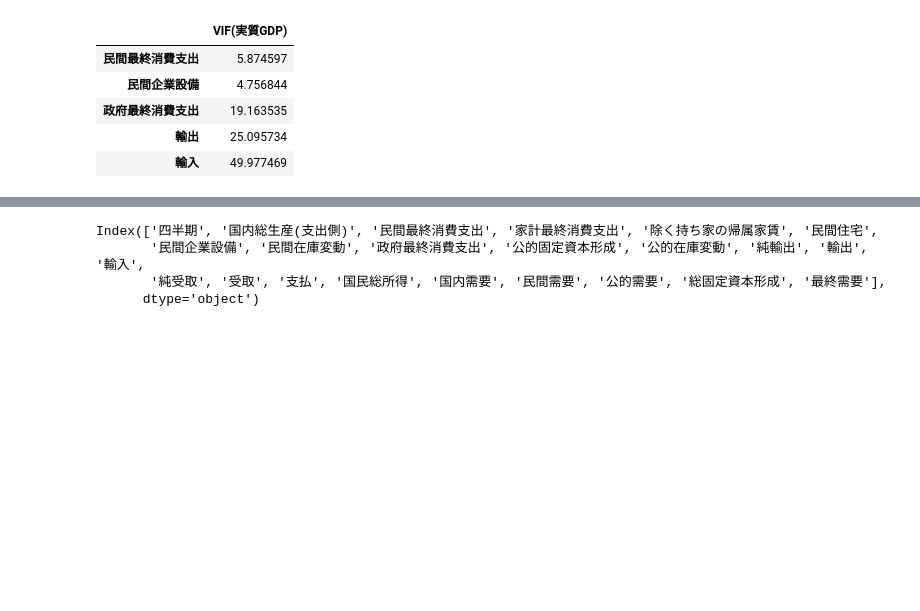
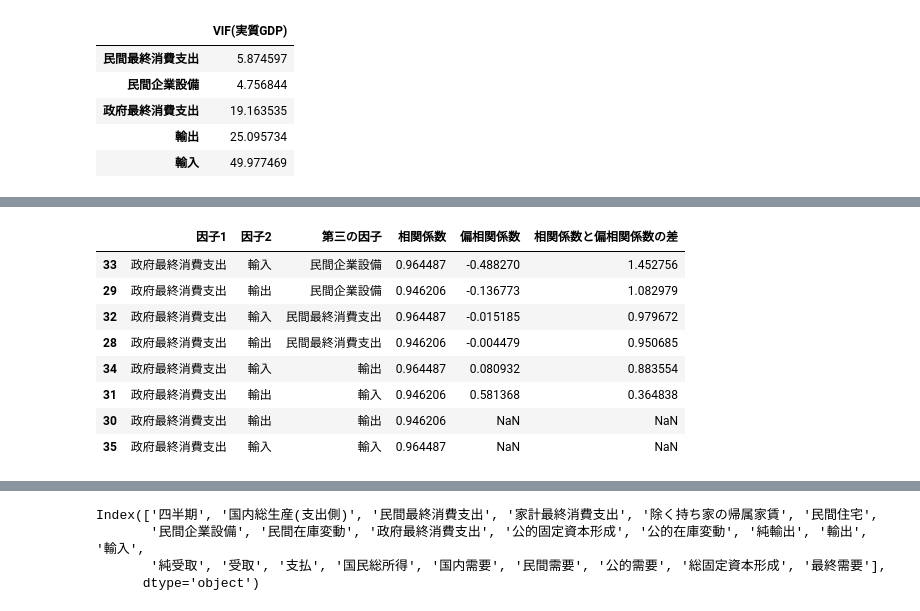
Before and after one commit to NTanaka1994/GDP_Analysis, a Jupyter notebook: GDP_VIF.ipynb, the cells around one changed output, grey strips where cells are left out. Cells and saved outputs as stored; diff of their text form; code cells hidden in the pictures; blank space fills up the shorter version.

```diff
--- a/GDP_VIF.ipynb
+++ b/GDP_VIF.ipynb
@@ -77,3 +77,18 @@ df_vif
 | 政府最終消費支出 | 19.163535 |
 | 輸出 | 25.095734 |
 | 輸入 | 49.977469 |
+# %%
+def partcorr(r_xy, r_yz, r_xz):
+    return (r_yz - r_xy * r_xz) / (np.sqrt(1 - r_xy ** 2) * np.sqrt(1 - r_xz ** 2))
+# %%
+corr = x.corr().values
+col = x.corr().columns
+pcorr = []
+for i in range(len(corr)):
+    for j in range(i+1, len(corr[i])):
+        for k in range(len(corr)):
+            if col[i] != col[j] and col[i] != col[k] and col[j] and col[k]:
+                pcorr.append([col[i], col[j], col[k], corr[i][j], partcorr(corr[i][j], corr[i][k], corr[k][j]), abs(corr[i][j]-partcorr(corr[i][j], corr[i][k], corr[k][j]))])
+df_pcorr = pd.DataFrame(pcorr)
+df_pcorr.columns = ["因子1", "因子2", "第三の因子", "相関係数", "偏相関係数", "相関係数と偏相関係数の差"]
+df_pcorr.sort_values("相関係数と偏相関係数の差", ascending=False).head()
@@ -80,3 +102,15 @@ df_vif
+# %%
+df_pcorr.query("因子1=='政府最終消費支出'").sort_values("相関係数と偏相関係数の差", ascending=False)
+# %% [output]
+|  | 因子1 | 因子2 | 第三の因子 | 相関係数 | 偏相関係数 | 相関係数と偏相関係数の差 |
+| 33 | 政府最終消費支出 | 輸入 | 民間企業設備 | 0.964487 | -0.488270 | 1.452756 |
+| 29 | 政府最終消費支出 | 輸出 | 民間企業設備 | 0.946206 | -0.136773 | 1.082979 |
+| 32 | 政府最終消費支出 | 輸入 | 民間最終消費支出 | 0.964487 | -0.015185 | 0.979672 |
+| 28 | 政府最終消費支出 | 輸出 | 民間最終消費支出 | 0.946206 | -0.004479 | 0.950685 |
+| 34 | 政府最終消費支出 | 輸入 | 輸出 | 0.964487 | 0.080932 | 0.883554 |
+| 31 | 政府最終消費支出 | 輸出 | 輸入 | 0.946206 | 0.581368 | 0.364838 |
+| 30 | 政府最終消費支出 | 輸出 | 輸出 | 0.946206 | NaN | NaN |
+| 35 | 政府最終消費支出 | 輸入 | 輸入 | 0.964487 | NaN | NaN |
 # %%
 df = pd.read_csv("gaku-mk2312.csv", encoding="shift-jis")
 df.head()
```
Also changed, not shown: parts of 4 cells of this notebook.
